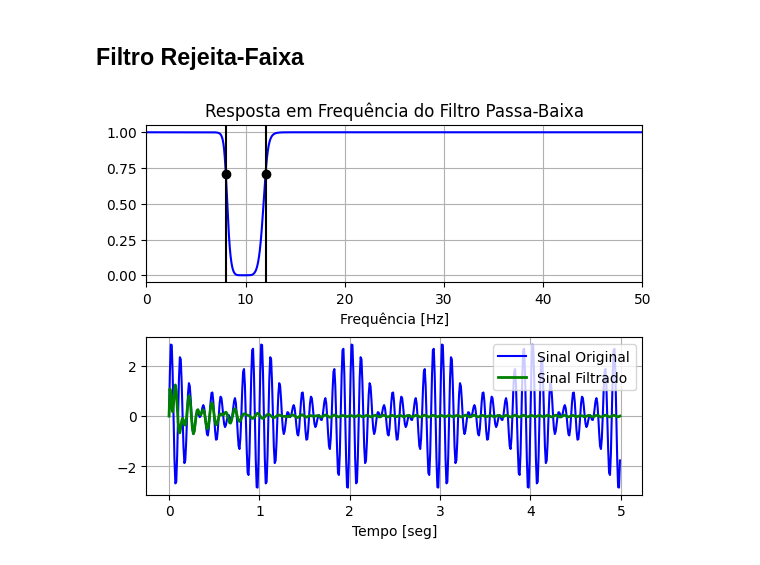
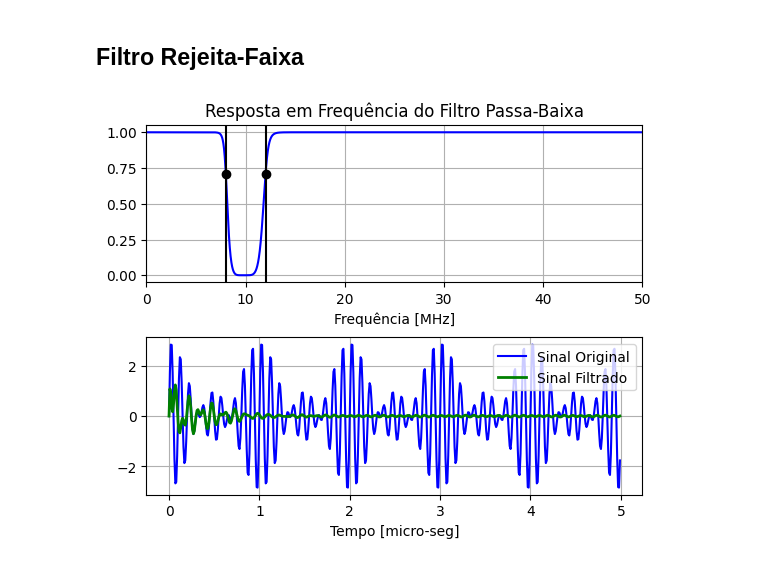
Before and after one commit to pedro-varela1/Lab_Com_Files, a Jupyter notebook: filtros_LABCOM2.ipynb, the cells around one changed output. Drawn from its saved outputs; the diff is of its cells as text; code cells hidden in the pictures.

```diff
--- a/filtros_LABCOM2.ipynb
+++ b/filtros_LABCOM2.ipynb
@@ -209,33 +209,33 @@ plt.plot(w, np.abs(h), 'b')
 plt.plot(cutoff[0], 0.5*np.sqrt(2), 'ko')
 plt.axvline(cutoff[0], color='k')
 
 plt.plot(cutoff[1], 0.5*np.sqrt(2), 'ko')
 plt.axvline(cutoff[1], color='k')
 
 plt.xlim(0, 0.5*fs)
 plt.title("Resposta em Frequência do Filtro Passa-Baixa")
-plt.xlabel('Frequência [Hz]')
+plt.xlabel('Frequência [MHz]')
 plt.grid()
 
 
 
 T = 5.0         # seconds
 n = int(T * fs) # total number of samples
 t = np.linspace(0, T, n, endpoint=False)
 
 data = np.sin(9*2*np.pi*t) + np.sin(10*2*np.pi*t) + np.sin(11*2*np.pi*t)
 
 # Filter the data, and plot both the original and filtered signals.
 y = butter_bandstop_filter(data, cutoff, fs, order)
 
 plt.subplot(2, 1, 2)
 plt.plot(t, data, 'b-', label='Sinal Original')
 plt.plot(t, y, 'g-', linewidth=2, label='Sinal Filtrado')
-plt.xlabel('Tempo [seg]')
+plt.xlabel('Tempo [micro-seg]')
 plt.grid()
 plt.legend()
 
 plt.subplots_adjust(hspace=0.35)
 plt.show()
 # %% [output]
-[figure, old version]
+[figure, new version]
```
Also changed, not shown: parts of 3 cells of this notebook.
